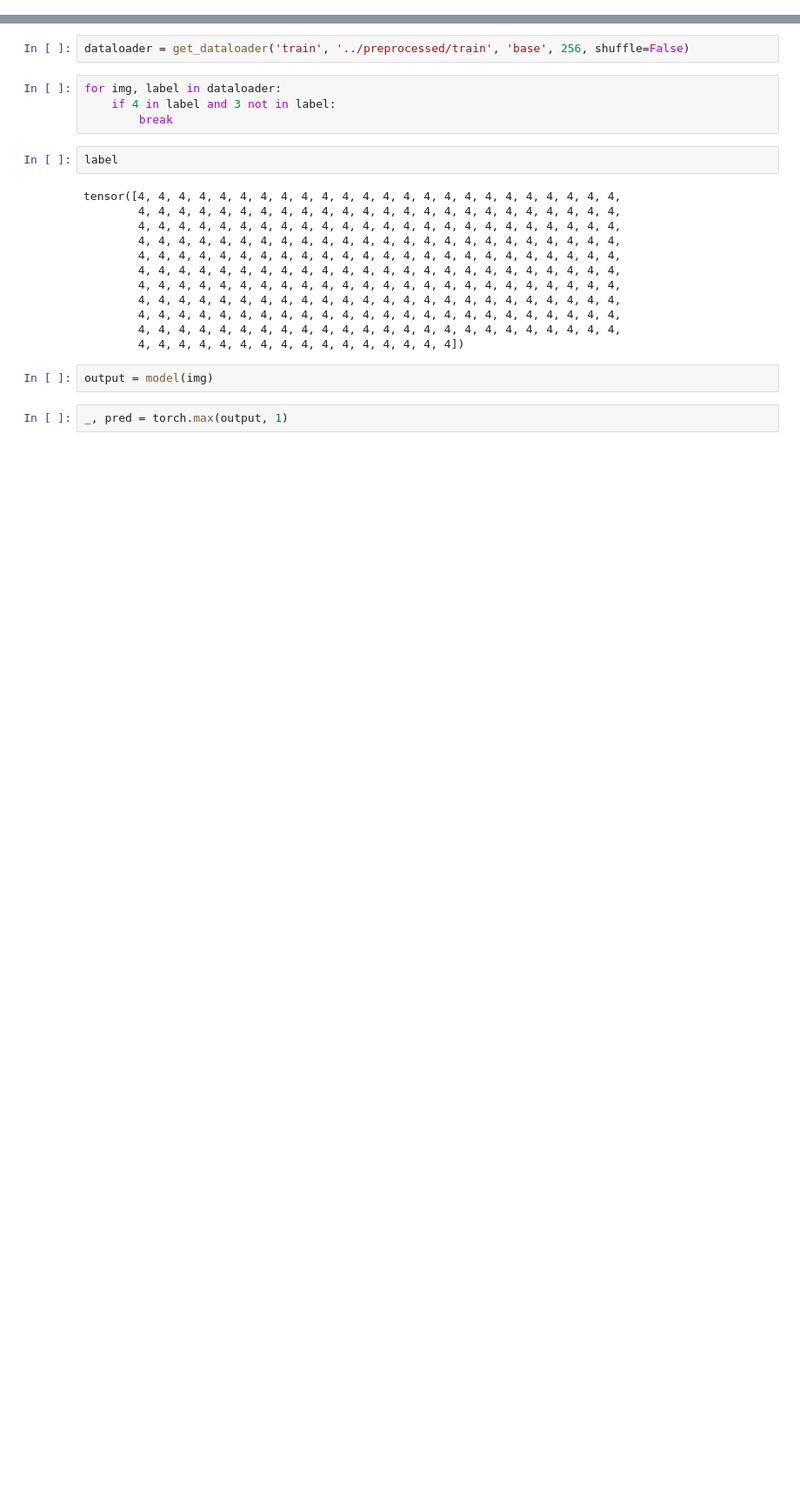
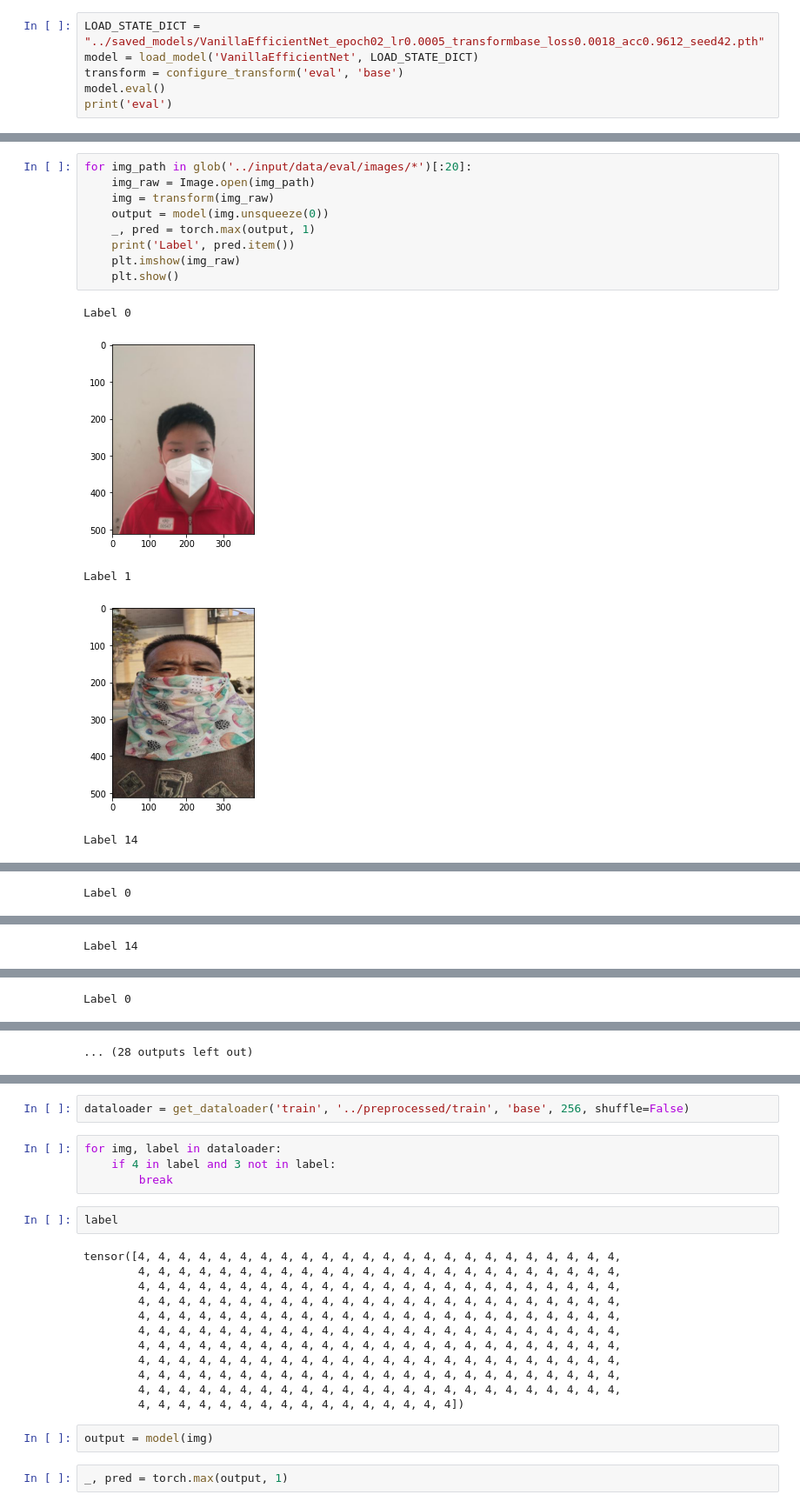
Before and after one commit to ilovemyminutes/ImageClassfication, a Jupyter notebook: notebooks/Debug Train Phase.ipynb, the cells around one changed output, grey strips where cells are left out. Shown at 87% size. Cells and saved outputs as stored; diff of their text form; blank space fills up the shorter version.

```diff
--- a/notebooks/Debug Train Phase.ipynb
+++ b/notebooks/Debug Train Phase.ipynb
@@ -10,0 +12,6 @@ from model import VanillaResNet
+# %%
+LOAD_STATE_DICT = "../saved_models/VanillaEfficientNet_epoch02_lr0.0005_transformbase_loss0.0018_acc0.9612_seed42.pth"
+model = load_model('VanillaEfficientNet', LOAD_STATE_DICT)
+transform = configure_transform('eval', 'base')
+model.eval()
+print('eval')
@@ -10,0 +21,15 @@ from model import VanillaResNet
+# %%
+for img_path in glob('../input/data/eval/images/*')[:20]:
+    img_raw = Image.open(img_path)
+    img = transform(img_raw)
+    output = model(img.unsqueeze(0))
+    _, pred = torch.max(output, 1)
+    print('Label', pred.item())
+    plt.imshow(img_raw)
+    plt.show()
+# %% [output]
+Label 0
+[figure, added]
+Label 1
+[figure, added]
+Label 14
@@ -10,0 +37 @@ from model import VanillaResNet
+Label 0
@@ -10,0 +39 @@ from model import VanillaResNet
+Label 14
@@ -10,0 +41 @@ from model import VanillaResNet
+Label 0
@@ -10,0 +43 @@ from model import VanillaResNet
+... (28 outputs left out)
```
Also changed, not shown: parts of 6 cells of this notebook, 11 other files.
